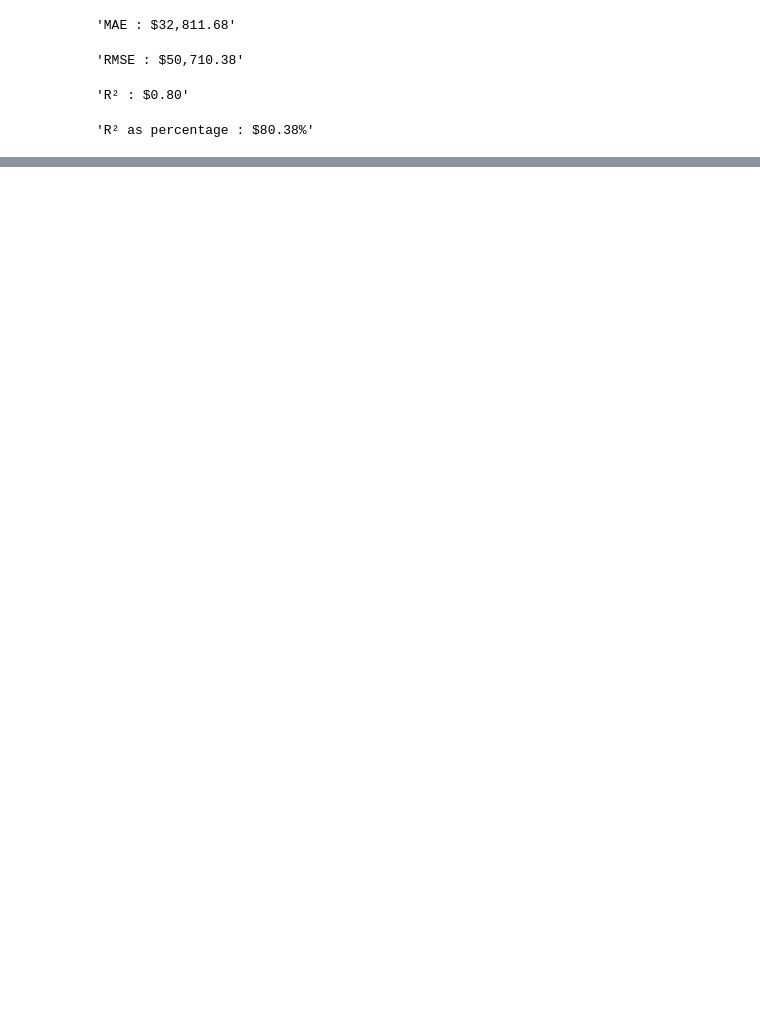
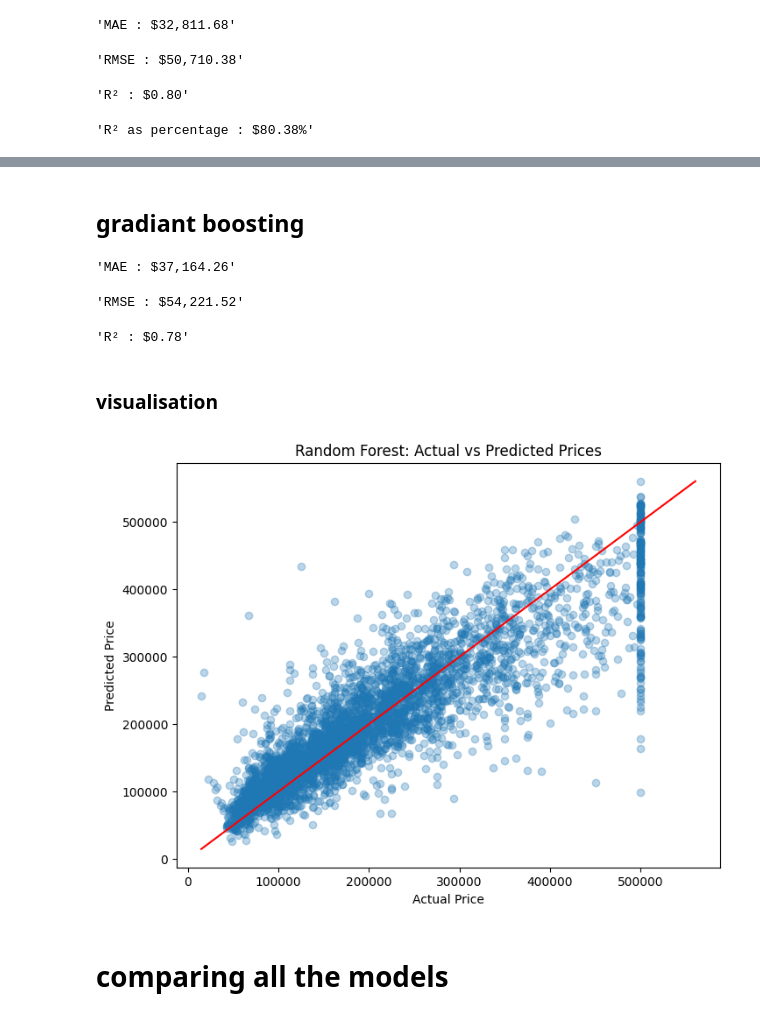
Before and after one commit to med2amine/house_price_prediction, a Jupyter notebook: house_predictore.ipynb, the cells around one changed output, grey strips where cells are left out. Cells and saved outputs as stored; diff of their text form; code cells hidden in the pictures; blank space fills up the shorter version.

```diff
--- a/house_predictore.ipynb
+++ b/house_predictore.ipynb
@@ -178,0 +288,46 @@ f'R² as percentage : ${r2_rf * 100:.2f}%'
+# %% [markdown]
+## gradiant boosting
+# %%
+model4 = GradientBoostingRegressor(
+    random_state=42
+)
+
+model4.fit(x_train,y_train)
+
+model4_pred = model4.predict(x_test)
+# %%
+mae_gb = mean_absolute_error(y_test,model4_pred)
+f'MAE : ${mae_gb:,.2f}'
+# %% [output]
+'MAE : $37,164.26'
+# %%
+rmse_gb = np.sqrt(mean_squared_error(y_test,model4_pred))
+f'RMSE : ${rmse_gb:,.2f}'
+# %% [output]
+'RMSE : $54,221.52'
+# %%
+r2_gb = r2_score(y_test,model4_pred)
+f'R² : ${r2_gb:,.2f}'
+# %% [output]
+'R² : $0.78'
+# %% [markdown]
+### visualisation
+# %%
+plt.figure(figsize=(8, 6))
+
+plt.scatter(y_test, model4_pred, alpha=0.3)
+
+min_price = min(y_test.min(), model4_pred.min())
+max_price = max(y_test.max(), model4_pred.max())
+
+plt.plot([min_price, max_price], [min_price, max_price], color="red")
+
+plt.xlabel("Actual Price")
+plt.ylabel("Predicted Price")
+plt.title("Random Forest: Actual vs Predicted Prices")
+
+plt.show()
+# %% [output]
+[figure, added]
+# %% [markdown]
+# comparing all the models
```
Also changed, not shown: parts of 17 cells of this notebook.
